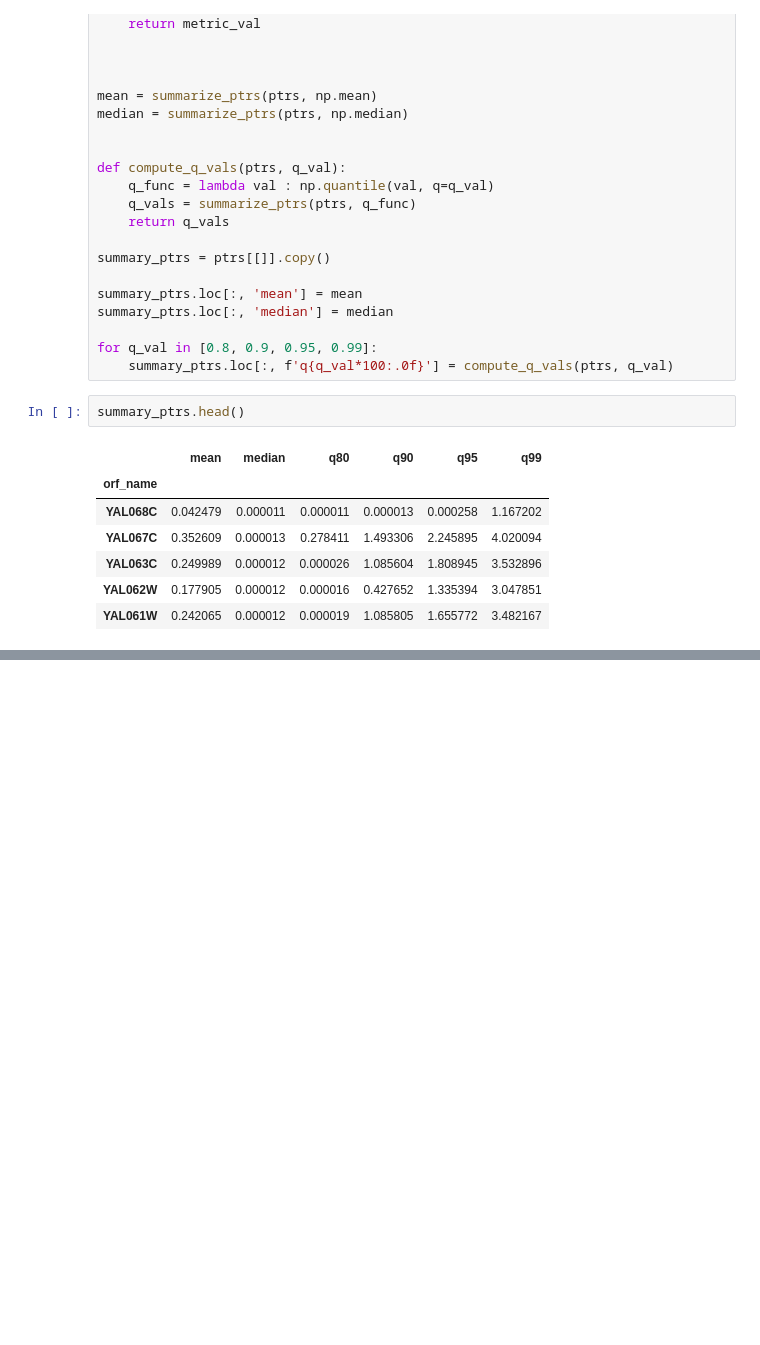
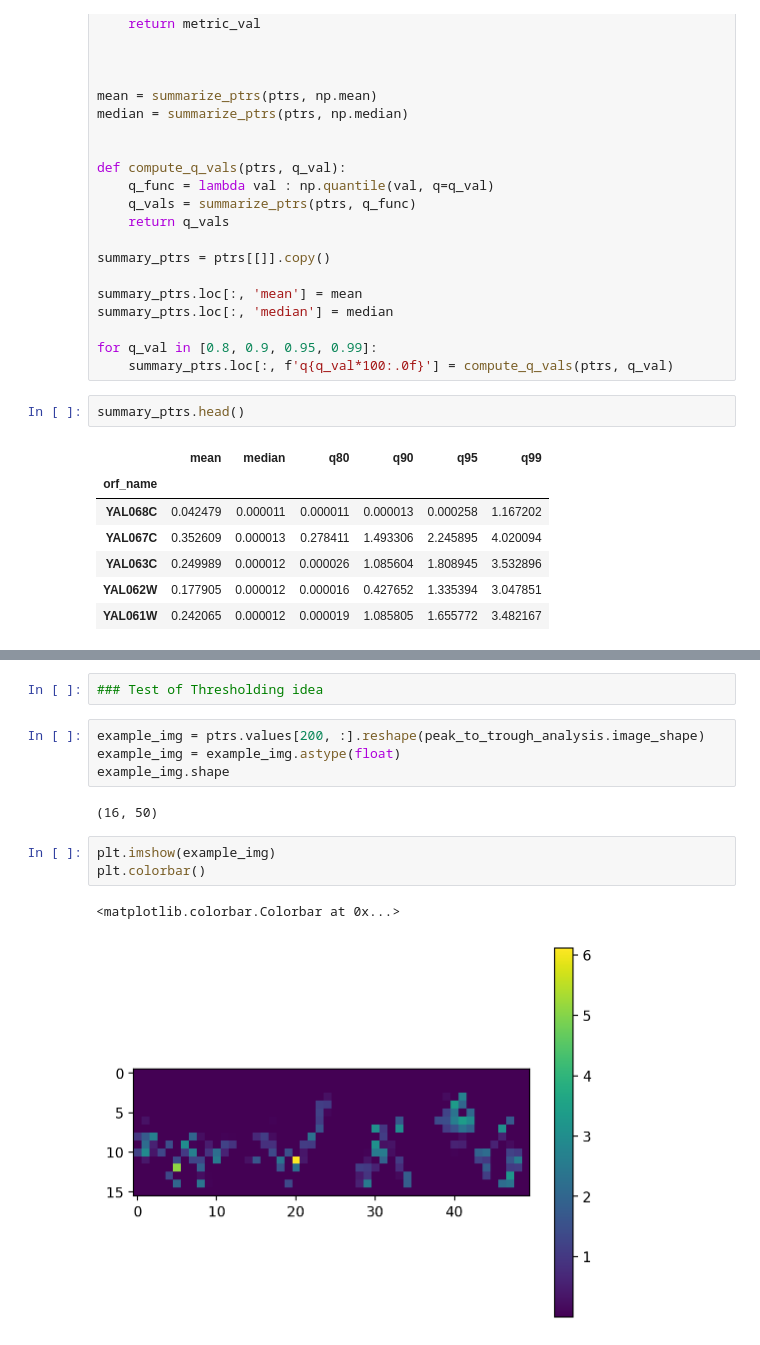
Before and after one commit to HarteminkLab/cell-cycle-deconv, a Jupyter notebook: 19_Chromatin_PTR_Analysis.ipynb, the cells around one changed output, grey strips where cells are left out. Cells and saved outputs as stored; diff of their text form; blank space fills up the shorter version.

Commit message:
Testing mask convolution thresholding idea

```diff
--- a/19_Chromatin_PTR_Analysis.ipynb
+++ b/19_Chromatin_PTR_Analysis.ipynb
@@ -240,0 +241,14 @@ plt.hist(summary_ptrs[key], bins=50)
+# %%
+### Test of Thresholding idea
+# %%
+example_img = ptrs.values[200, :].reshape(peak_to_trough_analysis.image_shape)
+example_img = example_img.astype(float)
+example_img.shape
+# %% [output]
+(16, 50)
+# %%
+plt.imshow(example_img)
+plt.colorbar()
+# %% [output]
+<matplotlib.colorbar.Colorbar at 0x...>
+[figure, added]
```
Also changed, not shown: parts of 16 cells of this notebook.
